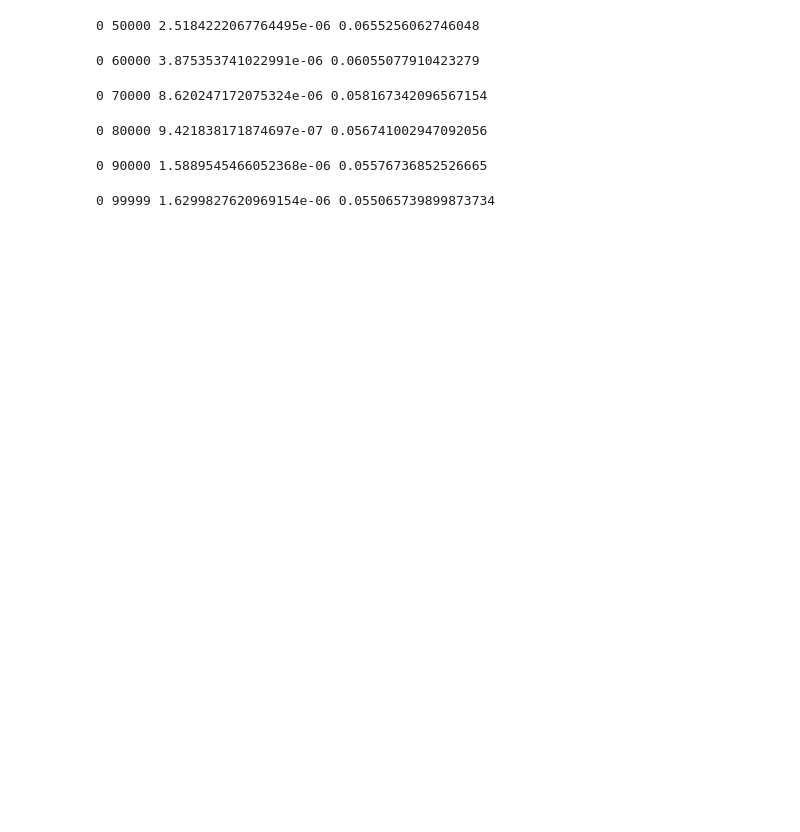
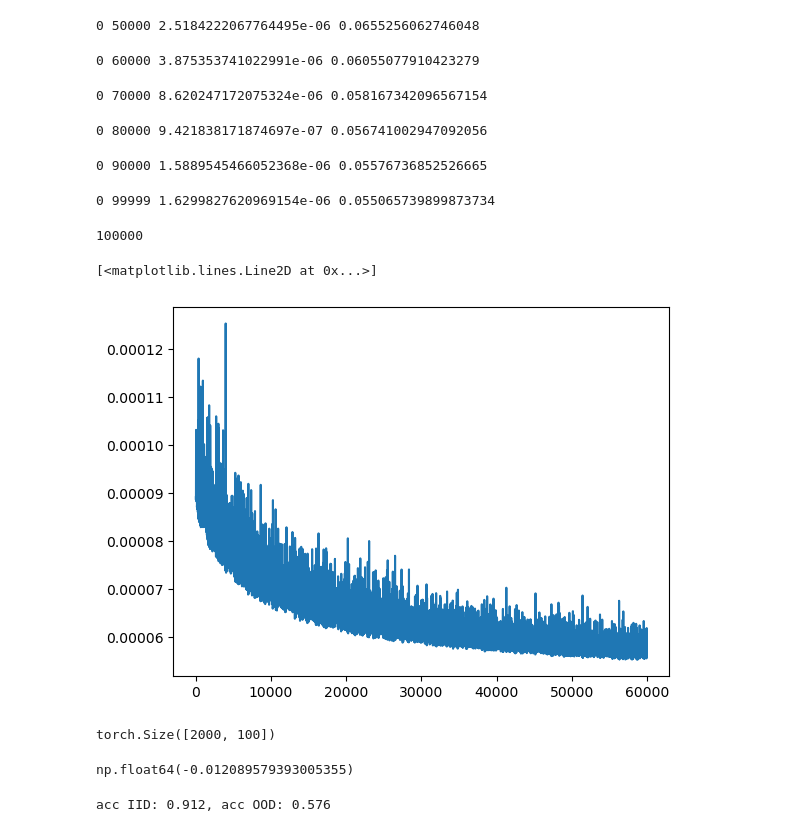
Before and after one commit to shrutij01/compositional-sparse-ood, a Jupyter notebook: 8_highD_clean.ipynb, the cells around one changed output. Drawn from its saved outputs; the diff is of its cells as text; code cells hidden in the pictures; blank space fills up the shorter version.

```diff
--- a/8_highD_clean.ipynb
+++ b/8_highD_clean.ipynb
@@ -233,6 +217,10 @@ d_x = inputs.shape[1]
 d_z = Z_iid.shape[1]
 n_points = inputs.shape[0]
 
+lambda_p = 0.001 # regularisation for l1 norm
+
+losses = []
+
 for rep in range(num_seed):
     torch.manual_seed(seed + rep)
 
@@ -243,17 +231,19 @@ for rep in range(num_seed):
 
     for i in tqdm(range(100000)):
         # Z = torch.exp(log_Z)
-        Z = torch.nn.functional.softplus(log_Z)
+        Z = torch.nn.functional.softplus(log_Z) ## why is this called logZ?
         # Z = torch.nn.functional.relu(log_Z)
         # Z = torch.nn.functional.gelu(log_Z)
         rec = Z @ D
         mse = torch.mean((inputs - rec)**2)
         # l1 = torch.mean(Z)
         l1 = torch.mean(torch.abs(Z) * torch.linalg.norm(D, dim=1))
-        loss = mse + 0.001 * l1
+        loss = mse + lambda_p * l1
         optim.zero_grad()
         loss.backward()
         optim.step()
+
+        losses.append(loss.item())
 
         # D.data /= torch.linalg.norm(D, dim=1, keepdim=True)
 
@@ -279,7 +269,6 @@ for rep in range(num_seed):
 
     if loss.item() < best_loss:
         best_D = D.detach().cpu().numpy()
-        best_Z = Z.detach().cpu().numpy()
 # %% [output]
 0 0 82.3622055053711 3.959758996963501
 0 10000 1.1695861758198589e-05 2.7144384384155273
@@ -292,3 +281,20 @@ for rep in range(num_seed):
 0 80000 9.421838171874697e-07 0.056741002947092056
 0 90000 1.5889545466052368e-06 0.05576736852526665
 0 99999 1.6299827620969154e-06 0.055065739899873734
+# %%
+len(losses)
+# %% [output]
+100000
+# %%
+plt.plot(losses[40000:])
+# %% [output]
+[<matplotlib.lines.Line2D at 0x...>]
+[figure, added]
+# %%
+Z.shape
+# %% [output]
+torch.Size([2000, 100])
+# %%
+mean_corr_coef(Z.detach().cpu().numpy(), Z_all, method='pearson')
+# %% [output]
+np.float64(-0.012089579393005355)
@@ -294,0 +303,12 @@ for rep in range(num_seed):
+# %%
+z_iid_rec = z_np[0:len(Z_iid)]
+z_ood_rec = z_np[len(Z_iid):]
+
+
+clf = LogisticRegression(C=C).fit(z_iid_rec, label_iid)
+
+acc_iid = clf.score(z_iid_rec, label_iid)
+acc_ood = clf.score(z_ood_rec, label_ood)
+print(f'acc IID: {acc_iid:.3f}, acc OOD: {acc_ood:.3f}')
+# %% [output]
+acc IID: 0.912, acc OOD: 0.576
```
Also changed, not shown: parts of 3 cells of this notebook.
